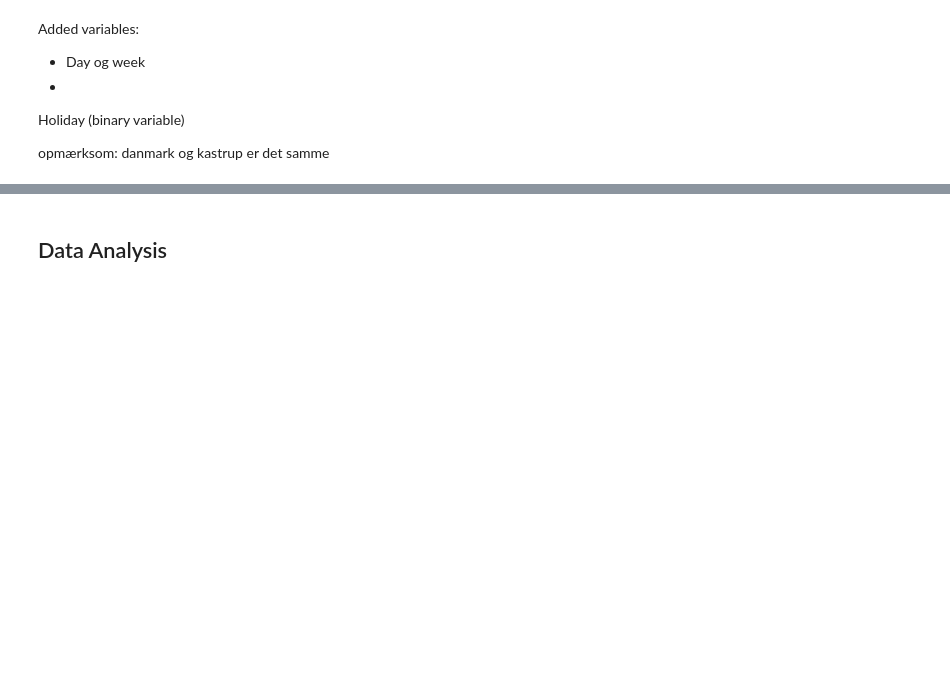
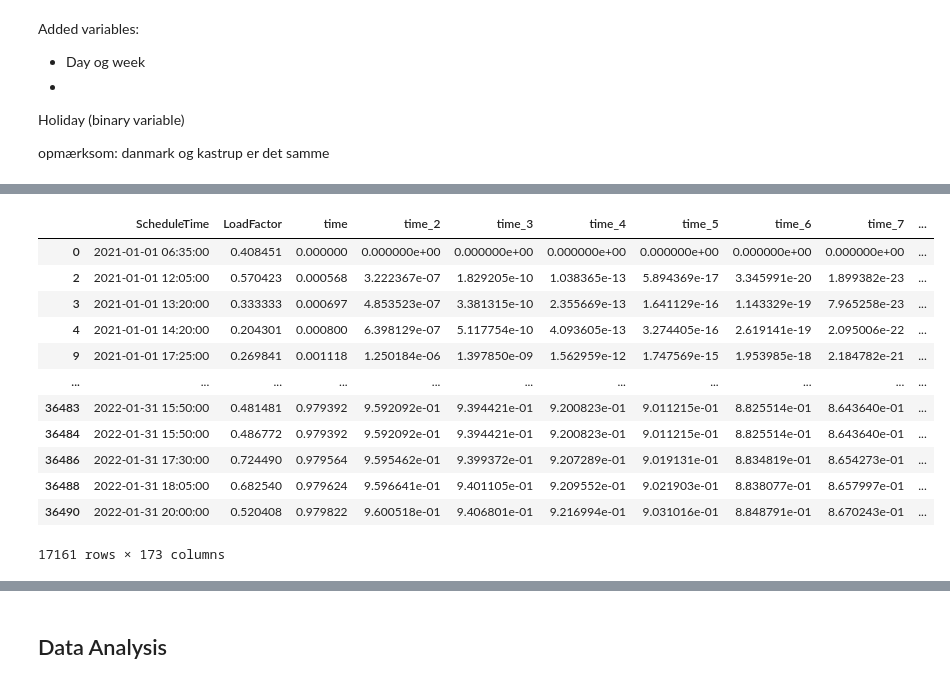
Before and after one commit to MatildeDP/ComputationalDataAnalysisProject, a Jupyter notebook: case1.ipynb, the cells around one changed output, grey strips where cells are left out. Cells and saved outputs as stored; diff of their text form; code cells hidden in the pictures; blank space fills up the shorter version.

```diff
--- a/case1.ipynb
+++ b/case1.ipynb
@@ -67,0 +79,57 @@ DatetimeIndex(['2021-01-18', '2021-02-15', '2021-05-31', '2021-06-18',
+# %%
+
+
+def create_simple_data(df):
+
+
+    simple_data = df[['ScheduleTime','LoadFactor', 'Destination', 'FlightType']]
+    simple_data['weekday']=df['ScheduleTime'].dt.day_of_week
+
+    # create time
+    time = (simple_data.ScheduleTime - simple_data.ScheduleTime.iloc[0]) /pd.Timedelta('1 hour')
+    min_ = time.min()
+    max_ = time.max()
+    time =  (time - min_) / (max_ - min_)
+    simple_data['time'] = time
+
+    #hej = pd.get_dummies(data1).drop(['ScheduleTime','LoadFactor' ], axis = 1)
+
+
+    for i in range(2,8):
+        simple_data[f'time_{i}'] = time**i
+
+    simple_data['week_day'] = simple_data.weekday.apply(lambda x: str(x))
+
+
+
+    return pd.get_dummies(simple_data).drop(['weekday'], axis = 1)
+
+#data = create_simple_data(df[df['Destination'] == 'CKE'])
+data = create_simple_data(df[df['Sector'] == 'US'])
+
+
+val_data = data[data['ScheduleTime'] >='2022-02-01']
+train_data = data[data['ScheduleTime'] < '2022-02-01']
+
+# Seperate X and y
+y_val = val_data.LoadFactor.values
+X_val = val_data.drop(["LoadFactor", 'ScheduleTime'], axis = 1).values
+
+y_train = train_data.LoadFactor.values
+X_train = train_data.drop(["LoadFactor", 'ScheduleTime'], axis = 1).values
+
+train_data
+# %% [output]
+|  | ScheduleTime | LoadFactor | time | time_2 | time_3 | time_4 | time_5 | time_6 | time_7 | ... |
+| 0 | 2021-01-01 06:35:00 | 0.408451 | 0.000000 | 0.000000e+00 | 0.000000e+00 | 0.000000e+00 | 0.000000e+00 | 0.000000e+00 | 0.000000e+00 | ... |
+| 2 | 2021-01-01 12:05:00 | 0.570423 | 0.000568 | 3.222367e-07 | 1.829205e-10 | 1.038365e-13 | 5.894369e-17 | 3.345991e-20 | 1.899382e-23 | ... |
+| 3 | 2021-01-01 13:20:00 | 0.333333 | 0.000697 | 4.853523e-07 | 3.381315e-10 | 2.355669e-13 | 1.641129e-16 | 1.143329e-19 | 7.965258e-23 | ... |
+| 4 | 2021-01-01 14:20:00 | 0.204301 | 0.000800 | 6.398129e-07 | 5.117754e-10 | 4.093605e-13 | 3.274405e-16 | 2.619141e-19 | 2.095006e-22 | ... |
+| 9 | 2021-01-01 17:25:00 | 0.269841 | 0.001118 | 1.250184e-06 | 1.397850e-09 | 1.562959e-12 | 1.747569e-15 | 1.953985e-18 | 2.184782e-21 | ... |
+| ... | ... | ... | ... | ... | ... | ... | ... | ... | ... | ... |
+| 36483 | 2022-01-31 15:50:00 | 0.481481 | 0.979392 | 9.592092e-01 | 9.394421e-01 | 9.200823e-01 | 9.011215e-01 | 8.825514e-01 | 8.643640e-01 | ... |
+| 36484 | 2022-01-31 15:50:00 | 0.486772 | 0.979392 | 9.592092e-01 | 9.394421e-01 | 9.200823e-01 | 9.011215e-01 | 8.825514e-01 | 8.643640e-01 | ... |
+| 36486 | 2022-01-31 17:30:00 | 0.724490 | 0.979564 | 9.595462e-01 | 9.399372e-01 | 9.207289e-01 | 9.019131e-01 | 8.834819e-01 | 8.654273e-01 | ... |
+| 36488 | 2022-01-31 18:05:00 | 0.682540 | 0.979624 | 9.596641e-01 | 9.401105e-01 | 9.209552e-01 | 9.021903e-01 | 8.838077e-01 | 8.657997e-01 | ... |
+| 36490 | 2022-01-31 20:00:00 | 0.520408 | 0.979822 | 9.600518e-01 | 9.406801e-01 | 9.216994e-01 | 9.031016e-01 | 8.848791e-01 | 8.670243e-01 | ... |
+17161 rows × 173 columns
```
Also changed, not shown: parts of 13 cells of this notebook.
